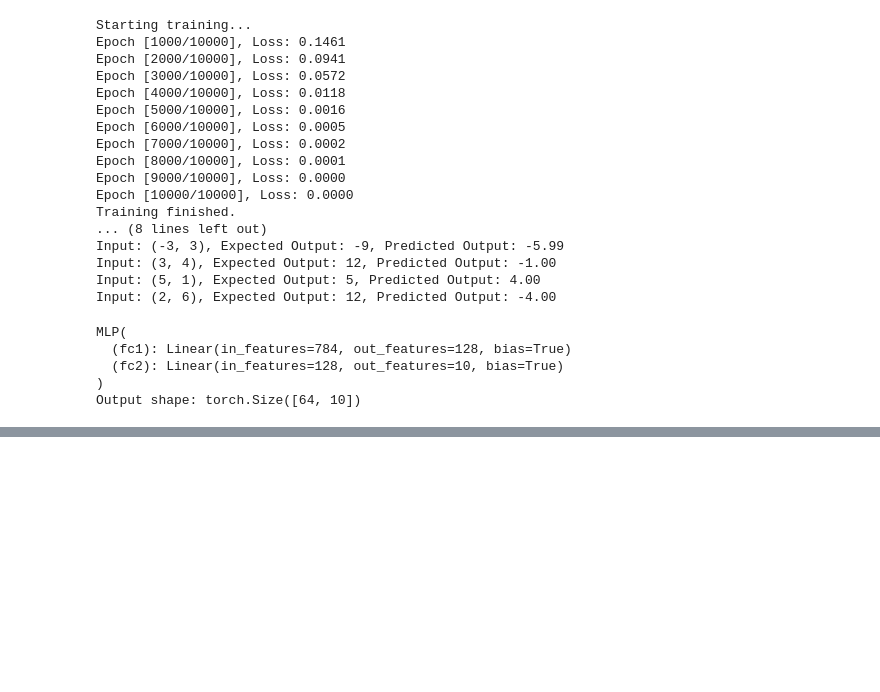
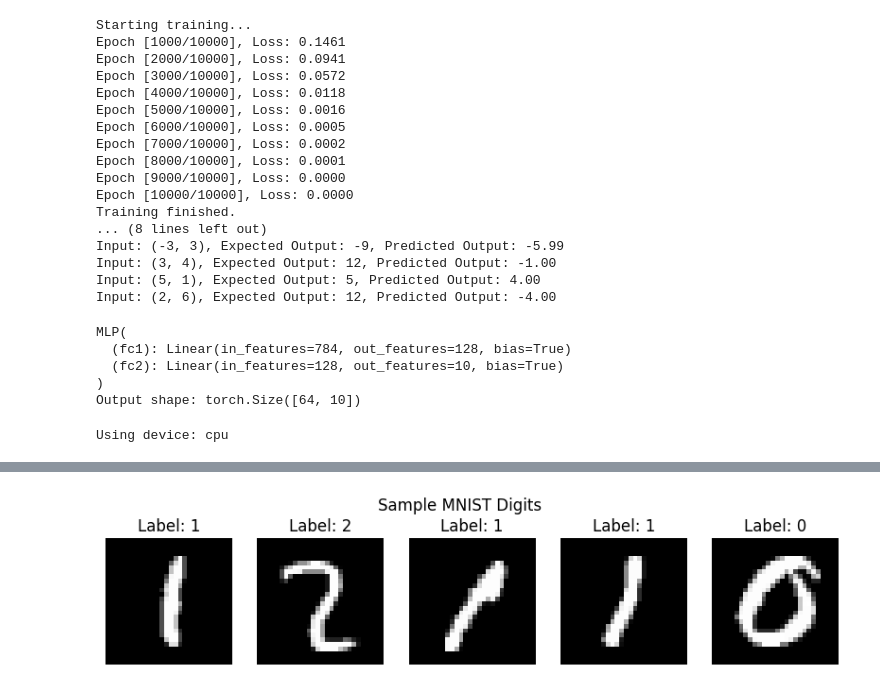
Before and after one commit to amrahmani/Python, a Jupyter notebook: Python_Ch10.ipynb, the cells around one changed output, grey strips where cells are left out. Saved outputs shown, nothing was run; the diff lists cells and outputs as text; code cells hidden in the pictures; blank space fills up the shorter version.

```diff
--- a/Python_Ch10.ipynb
+++ b/Python_Ch10.ipynb
@@ -234,3 +234,82 @@ MLP(
   (fc2): Linear(in_features=128, out_features=10, bias=True)
 )
 Output shape: torch.Size([64, 10])
+# %%
+import torch
+import torchvision
+import torchvision.transforms as transforms
+import matplotlib.pyplot as plt
+import numpy as np
+
+# Set device to GPU if available, else CPU
+device = torch.device("cuda" if torch.cuda.is_available() else "cpu")
+print(f"Using device: {device}")
+
+# Define a transform to normalize the data to [0, 1] and convert to a PyTorch Tensor
+# transforms.ToTensor() automatically scales pixel values from [0, 255] to [0.0, 1.0]
+transform = transforms.Compose([
+    transforms.ToTensor()
+])
+
+# Load the MNIST training and test datasets
+# root='./data' specifies where to store the downloaded dataset
+# train=True for the training set, train=False for the test set
+# download=True ensures that the dataset is downloaded if not already present
+# transform=transform applies the defined transformations to the loaded images
+train_dataset = torchvision.datasets.MNIST(root='./data', train=True, download=True, transform=transform)
+test_dataset = torchvision.datasets.MNIST(root='./data', train=False, download=True, transform=transform)
+
+# Create DataLoaders for efficient batch processing
+# batch_size: number of samples per batch to load
+# shuffle=True for the training data to randomize the order of samples in each epoch,
+# which helps in preventing the model from getting stuck in local minima.
+# shuffle=False for the test data as order doesn't matter for evaluation.
+batch_size = 64
+train_loader = torch.utils.data.DataLoader(dataset=train_dataset, batch_size=batch_size, shuffle=True)
+test_loader = torch.utils.data.DataLoader(dataset=test_dataset, batch_size=batch_size, shuffle=False)
+
+# --- Validation: Print batch shape and visualize digits ---
+
+# Get one batch of training data to inspect its shape and content
+# iter(train_loader) creates an iterator from the DataLoader
+# next() retrieves the next item from the iterator, which is a batch of images and labels
+dataiter = iter(train_loader)
+images, labels = next(dataiter)
+
+# Print batch shape
+# images.shape will be [batch_size, channels, height, width] -> [64, 1, 28, 28] for MNIST
+# labels.shape will be [batch_size] -> [64]
+print(f"Batch shape (images): {images.shape}")
+print(f"Batch shape (labels): {labels.shape}")
+
+# Visualize 5 digits from the batch
+fig, axes = plt.subplots(1, 5, figsize=(10, 2)) # Create a figure and a set of subplots
+for i in range(5):
+    # images[i] selects the i-th image from the batch
+    # .cpu() moves the tensor to CPU if it's on GPU (matplotlib works with CPU tensors/numpy arrays)
+    # .numpy() converts the PyTorch tensor to a NumPy array
+    # .squeeze() removes single-dimensional entries from the shape of an array.
+    # For MNIST images, shape is [1, 28, 28]. squeeze() makes it [28, 28] for imshow.
+    img = images[i].cpu().numpy().squeeze()
+    axes[i].imshow(img, cmap='gray') # Display the image in grayscale
+    axes[i].set_title(f"Label: {labels[i].item()}") # Set title with the corresponding label
+    axes[i].axis('off') # Turn off axis ticks and labels for cleaner visualization
+plt.suptitle('Sample MNIST Digits', y=1.05) # Set a main title for the figure
+plt.show() # Display the plot
+
+# --- Shape Handling: Flatten 28x28 images to 784D vectors for MLP input ---
+# This reshaping operation is crucial for MLPs because they expect a 1D vector as input for each sample.
+# In a typical MLP, this flattening would occur within the `forward` method of your model.
+
+# Example of flattening an image tensor from the current batch
+# images.view(-1, 28 * 28) reshapes the tensor.
+# -1 automatically calculates the batch size.
+# 28 * 28 = 784 is the desired number of features for each image.
+flattened_images = images.view(-1, 28 * 28)
+print(f"Flattened images shape: {flattened_images.shape}") # Expected: [64, 784]
+
+print("\nData loading and preprocessing complete. The DataLoaders are ready for training.")
+print("The images are normalized to [0, 1] and are ready for an MLP.")
+print("The flattening operation demonstrated is what would happen inside your MLP's forward pass.")
+# %% [output]
+Using device: cpu
@@ -236,0 +318 @@ Output shape: torch.Size([64, 10])
+[figure, added]
```
Also changed, not shown: parts of 4 cells of this notebook.
